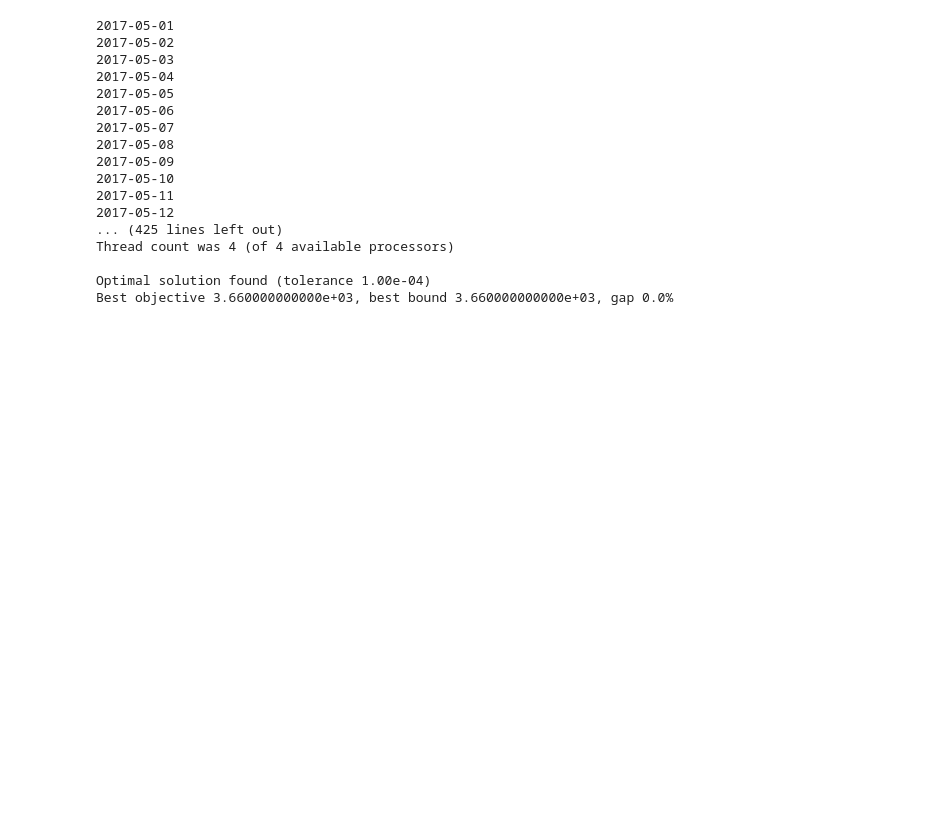
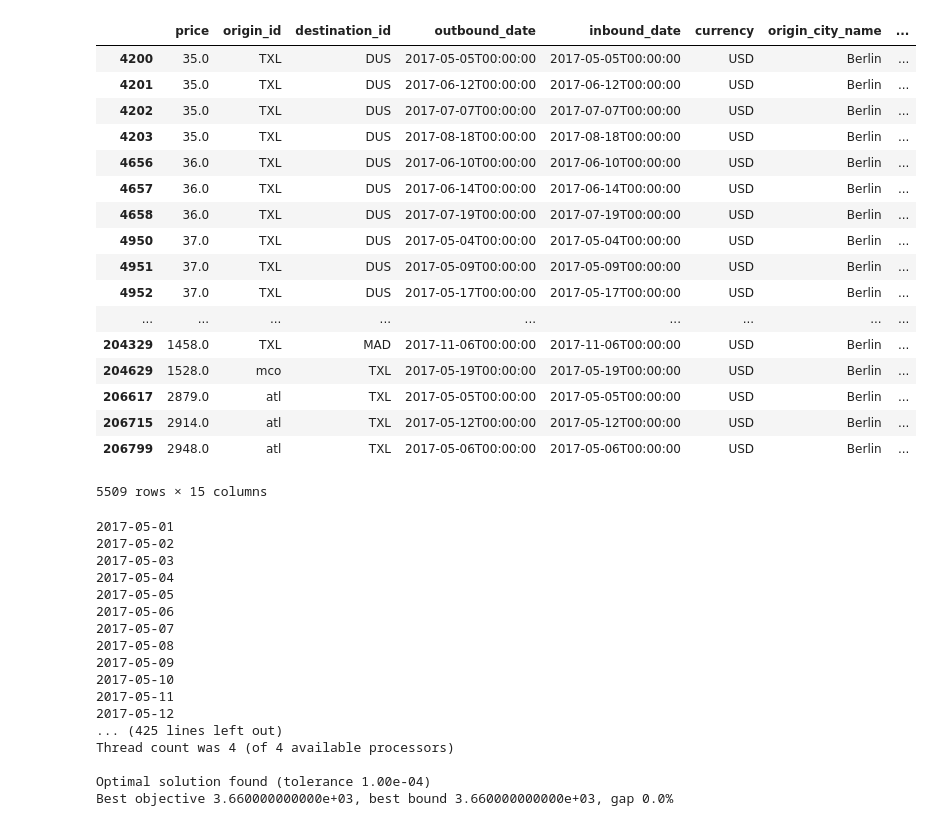
Before and after one commit to juliafalvey3/Trekxit-WanderWorld, a Jupyter notebook: optimization/TestForMain.ipynb, the cells around one changed output. Drawn from its saved outputs; the diff is of its cells as text; code cells hidden in the pictures; blank space fills up the shorter version.

```diff
--- a/optimization/TestForMain.ipynb
+++ b/optimization/TestForMain.ipynb
@@ -49,3 +31,30 @@ Best objective 3.660000000000e+03, best bound 3.660000000000e+03, gap 0.0%
+# %%
+conn = sqlite3.connect("flights_final_4_13.db")
+c = conn.cursor()
+query = c.execute('''SELECT * From flights_min_city ''')
+cols = [column[0] for column in query.description]
+results = pd.DataFrame.from_records(data = query.fetchall(), columns = cols)
+# %%
+results[results['origin_city_name']=='Berlin']
+# %% [output]
+|  | price | origin_id | destination_id | outbound_date | inbound_date | currency | origin_city_name | ... |
+| 4200 | 35.0 | TXL | DUS | 2017-05-05T00:00:00 | 2017-05-05T00:00:00 | USD | Berlin | ... |
+| 4201 | 35.0 | TXL | DUS | 2017-06-12T00:00:00 | 2017-06-12T00:00:00 | USD | Berlin | ... |
+| 4202 | 35.0 | TXL | DUS | 2017-07-07T00:00:00 | 2017-07-07T00:00:00 | USD | Berlin | ... |
+| 4203 | 35.0 | TXL | DUS | 2017-08-18T00:00:00 | 2017-08-18T00:00:00 | USD | Berlin | ... |
+| 4656 | 36.0 | TXL | DUS | 2017-06-10T00:00:00 | 2017-06-10T00:00:00 | USD | Berlin | ... |
+| 4657 | 36.0 | TXL | DUS | 2017-06-14T00:00:00 | 2017-06-14T00:00:00 | USD | Berlin | ... |
+| 4658 | 36.0 | TXL | DUS | 2017-07-19T00:00:00 | 2017-07-19T00:00:00 | USD | Berlin | ... |
+| 4950 | 37.0 | TXL | DUS | 2017-05-04T00:00:00 | 2017-05-04T00:00:00 | USD | Berlin | ... |
+| 4951 | 37.0 | TXL | DUS | 2017-05-09T00:00:00 | 2017-05-09T00:00:00 | USD | Berlin | ... |
+| 4952 | 37.0 | TXL | DUS | 2017-05-17T00:00:00 | 2017-05-17T00:00:00 | USD | Berlin | ... |
+| ... | ... | ... | ... | ... | ... | ... | ... | ... |
+| 204329 | 1458.0 | TXL | MAD | 2017-11-06T00:00:00 | 2017-11-06T00:00:00 | USD | Berlin | ... |
+| 204629 | 1528.0 | mco | TXL | 2017-05-19T00:00:00 | 2017-05-19T00:00:00 | USD | Berlin | ... |
+| 206617 | 2879.0 | atl | TXL | 2017-05-05T00:00:00 | 2017-05-05T00:00:00 | USD | Berlin | ... |
+| 206715 | 2914.0 | atl | TXL | 2017-05-12T00:00:00 | 2017-05-12T00:00:00 | USD | Berlin | ... |
+| 206799 | 2948.0 | atl | TXL | 2017-05-06T00:00:00 | 2017-05-06T00:00:00 | USD | Berlin | ... |
+5509 rows × 15 columns
 # %%
 if __name__ == "__main__":
 	conn = sqlite3.connect("flight_sample.db")
```
Also changed, not shown: parts of 1 cell of this notebook, 11 other files.
